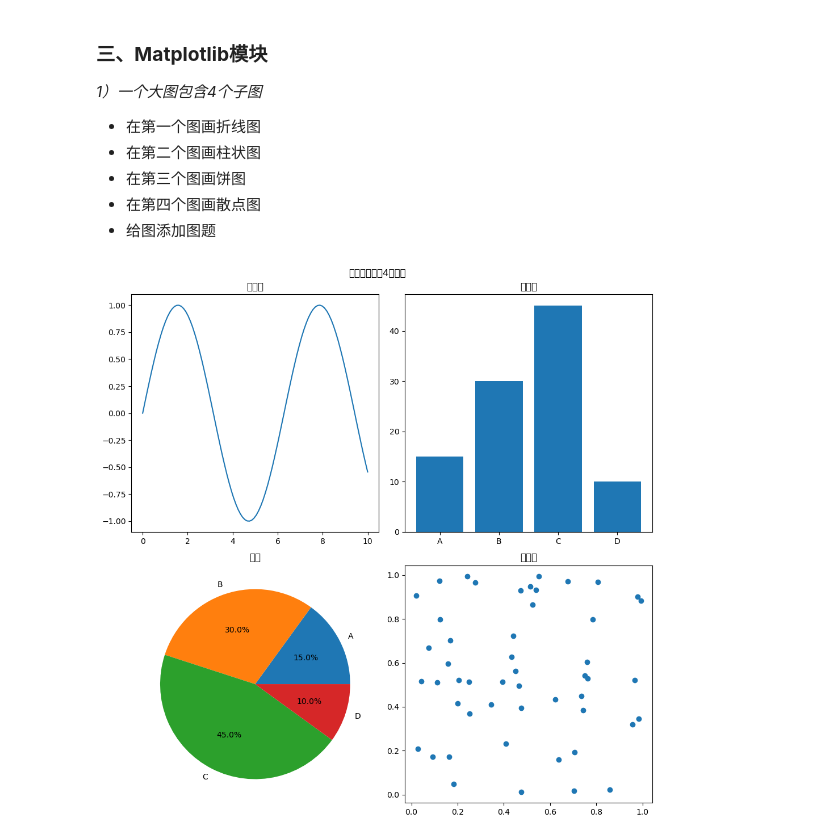
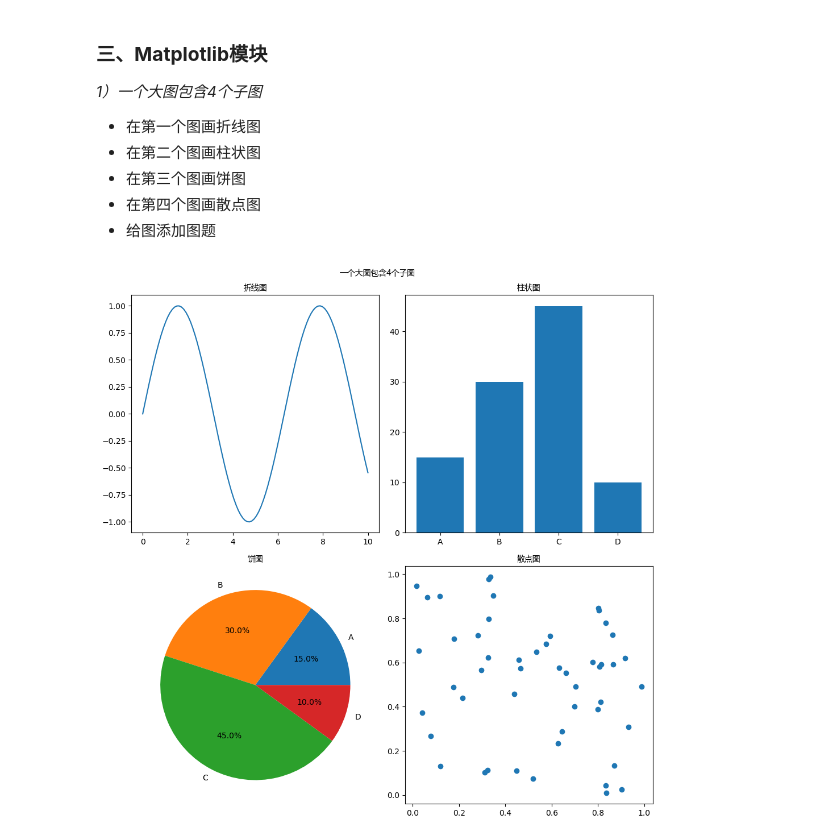
Before and after one commit to yxy9576/-machine_learning, a Jupyter notebook: 实验一 Python基础实验.ipynb, the cells around one changed output. Saved outputs shown, nothing was run; the diff lists cells and outputs as text; code cells hidden in the pictures.

```diff
--- a/实验一 Python基础实验.ipynb
+++ b/实验一 Python基础实验.ipynb
@@ -315,39 +315,44 @@ DataFrame：
 # %%
 import matplotlib.pyplot as plt
 import numpy as np
+import matplotlib.font_manager as fm
+
+# 设置中文字体
+font_path = 'C:\\Windows\\Fonts\\msyh.ttc'  # 更换为系统中存在的中文字体路径
+my_font = fm.FontProperties(fname=font_path)
 
 # 准备数据
 x = np.linspace(0, 10, 100)
 y = np.sin(x)
 categories = ['A', 'B', 'C', 'D']
 values = [15, 30, 45, 10]
 scatter_x = np.random.rand(50)
 scatter_y = np.random.rand(50)
 
 # 创建大图
 fig, axs = plt.subplots(2, 2, figsize=(10, 10))
 
 # 第一个子图：折线图
 axs[0, 0].plot(x, y)
-axs[0, 0].set_title('折线图')
+axs[0, 0].set_title('折线图', fontproperties=my_font)
 
 # 第二个子图：柱状图
 axs[0, 1].bar(categories, values)
-axs[0, 1].set_title('柱状图')
+axs[0, 1].set_title('柱状图', fontproperties=my_font)
 
 # 第三个子图：饼图
 axs[1, 0].pie(values, labels=categories, autopct='%1.1f%%')
-axs[1, 0].set_title('饼图')
+axs[1, 0].set_title('饼图', fontproperties=my_font)
 
 # 第四个子图：散点图
 axs[1, 1].scatter(scatter_x, scatter_y)
-axs[1, 1].set_title('散点图')
+axs[1, 1].set_title('散点图', fontproperties=my_font)
 
 # 设置总标题
-plt.suptitle('一个大图包含4个子图')
+plt.suptitle('一个大图包含4个子图', fontproperties=my_font)
 
 # 展示图表
 plt.tight_layout()
 plt.show()
 # %% [output]
-[figure, old version]
+[figure, new version]
```
